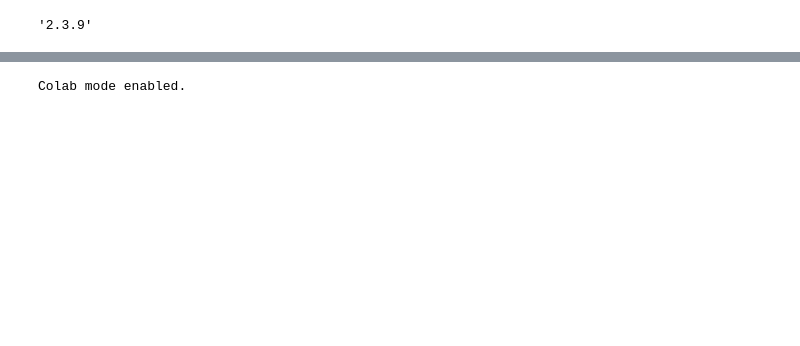
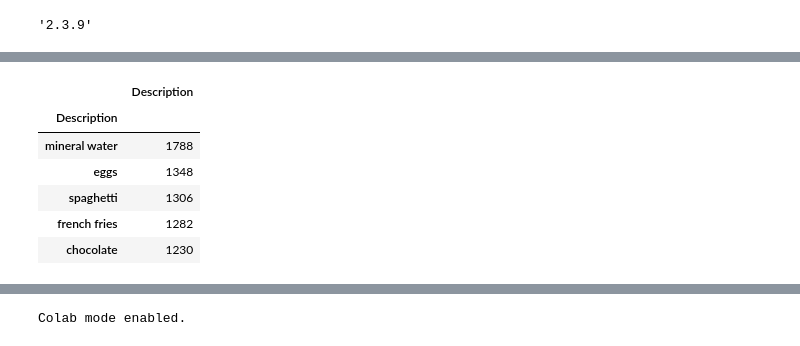
Before and after one commit to kriss024/Python, a Jupyter notebook: Association rule.ipynb, the cells around one changed output, grey strips where cells are left out. Saved outputs shown, nothing was run; the diff lists cells and outputs as text; code cells hidden in the pictures; blank space fills up the shorter version.

```diff
--- a/Association rule.ipynb
+++ b/Association rule.ipynb
@@ -56,3 +55,14 @@ model1.head()
+# %%
+top = pd.DataFrame(data.groupby('Description')['Description'].count().nlargest(5))
+display(top)
+# %% [output]
+|  | Description |
+| Description |  |
+| mineral water | 1788 |
+| eggs | 1348 |
+| spaghetti | 1306 |
+| french fries | 1282 |
+| chocolate | 1230 |
 # %%
 exp_arul101 = setup(data = data,
                     transaction_id = 'InvoiceNo',
```
Also changed, not shown: parts of 8 cells of this notebook, 2 other files.
